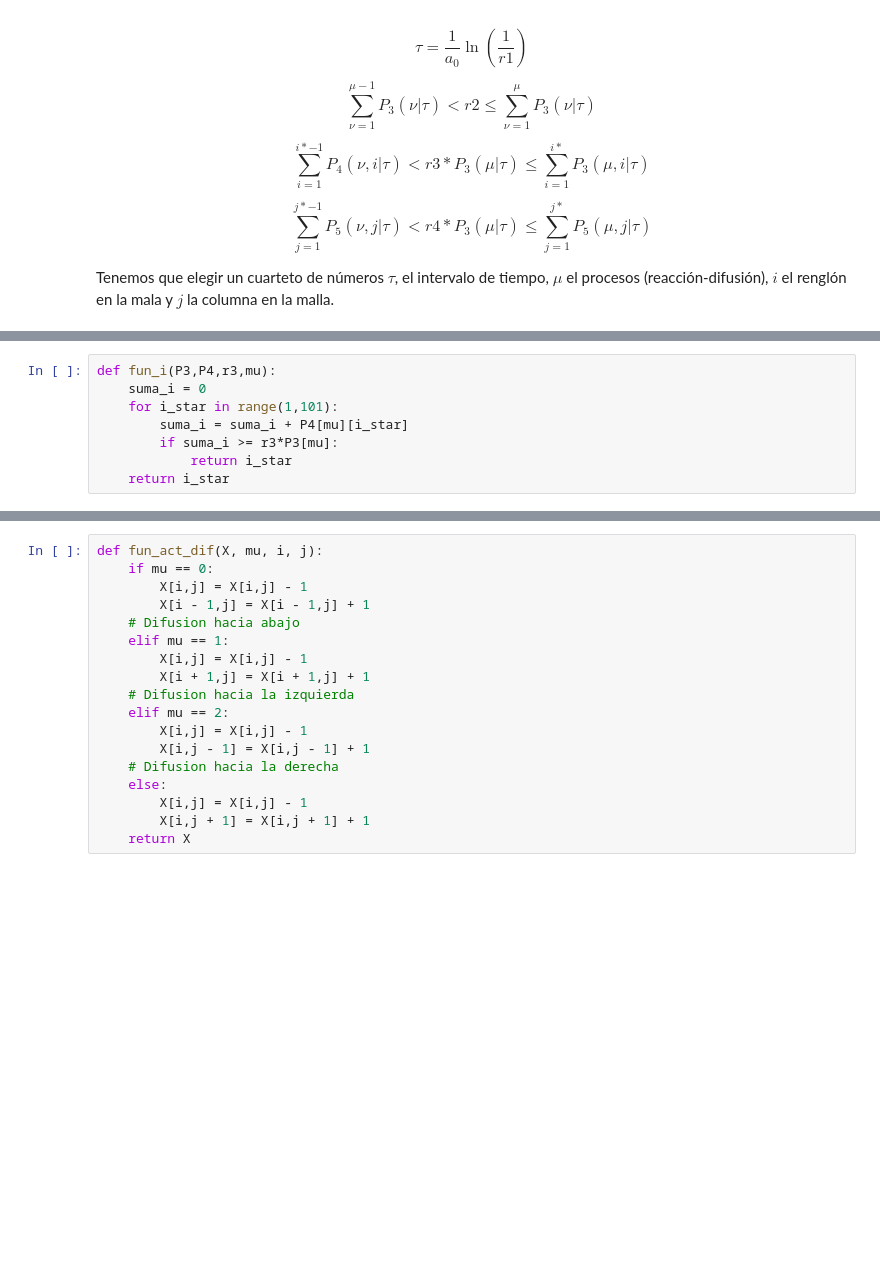
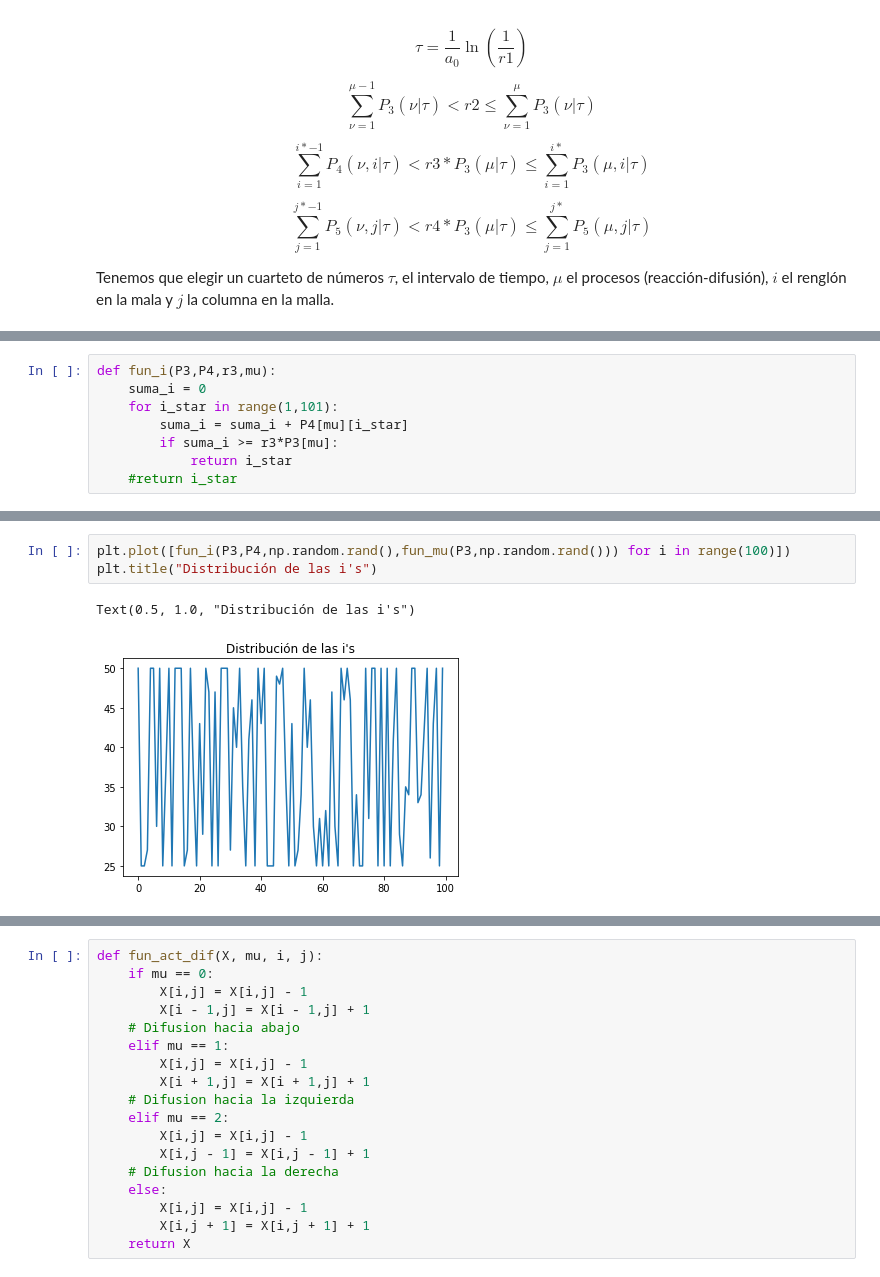
Before and after one commit to AdrianoValdesGomez/Selected-Topics-in-Biophysics, a Jupyter notebook: Notebooks/Gillespie Algorithm (Extension to anisotropic environments).ipynb, the cells around one changed output, grey strips where cells are left out. Cells and saved outputs as stored; diff of their text form; blank space fills up the shorter version.

```diff
--- a/Notebooks/Gillespie Algorithm (Extension to anisotropic environments).ipynb
+++ b/Notebooks/Gillespie Algorithm (Extension to anisotropic environments).ipynb
@@ -218,6 +220,6 @@ def fun_i(P3,P4,r3,mu):
         suma_i = suma_i + P4[mu][i_star]
         if suma_i >= r3*P3[mu]:
             return i_star
-    return i_star
+    #return i_star
 # %%
 def fun_j(P3,P5,r4,mu):
@@ -249,0 +252,6 @@ fun_j(P3,P5,np.random.rand(),1)
+# %%
+plt.plot([fun_i(P3,P4,np.random.rand(),fun_mu(P3,np.random.rand())) for i in range(100)])
+plt.title("Distribución de las i's")
+# %% [output]
+Text(0.5, 1.0, "Distribución de las i's")
+[figure, added]
```
Also changed, not shown: parts of 17 cells of this notebook.
